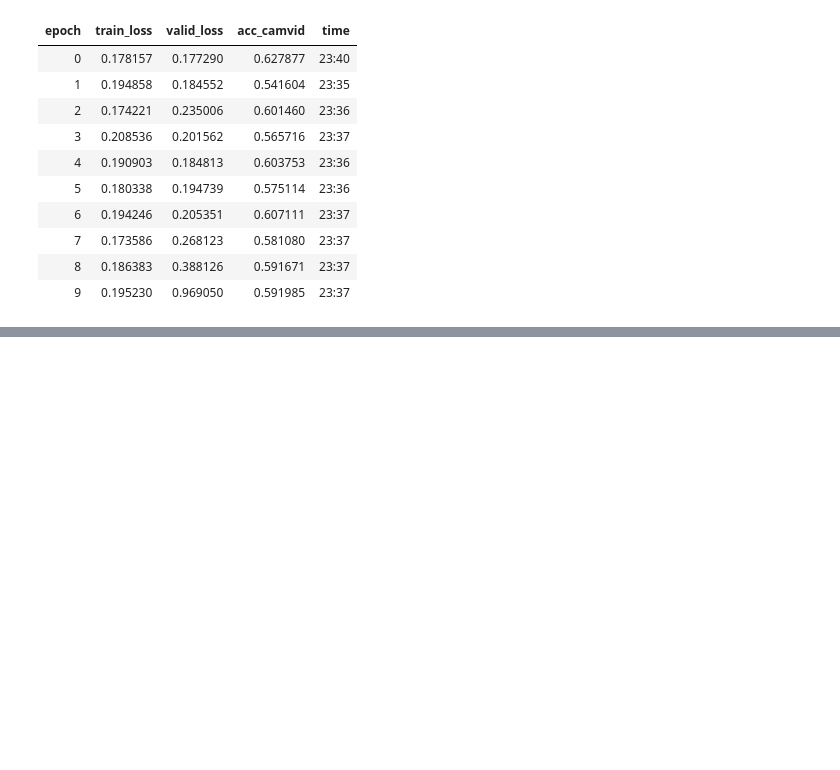
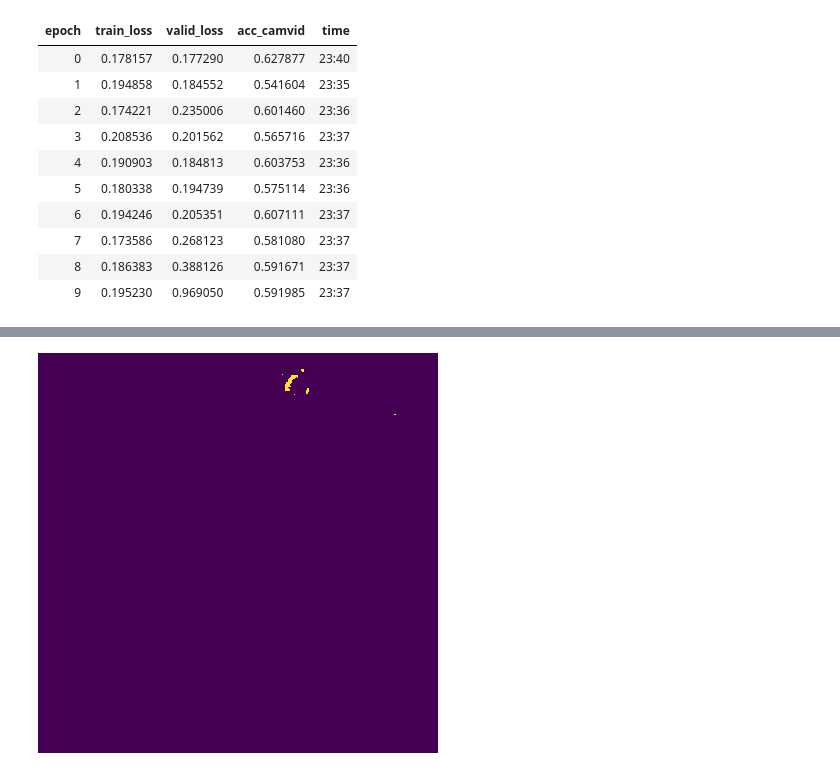
Before and after one commit to jlgao2/FYP-Public, a Jupyter notebook: sem_seg_large.ipynb, the cells around one changed output, grey strips where cells are left out. Cells and saved outputs as stored; diff of their text form; code cells hidden in the pictures; blank space fills up the shorter version.

```diff
--- a/sem_seg_large.ipynb
+++ b/sem_seg_large.ipynb
@@ -258,0 +351,4 @@ learn.show_results(rows=3, figsize=(10,10))
+# %%
+learn.predict(im_new2)[0]
+# %% [output]
+[figure, added]
```
Also changed, not shown: parts of 20 cells of this notebook.
